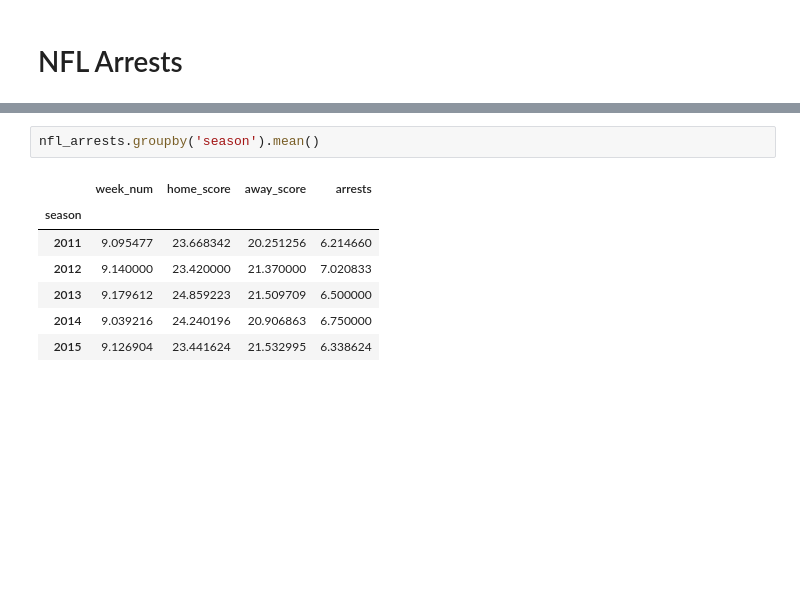
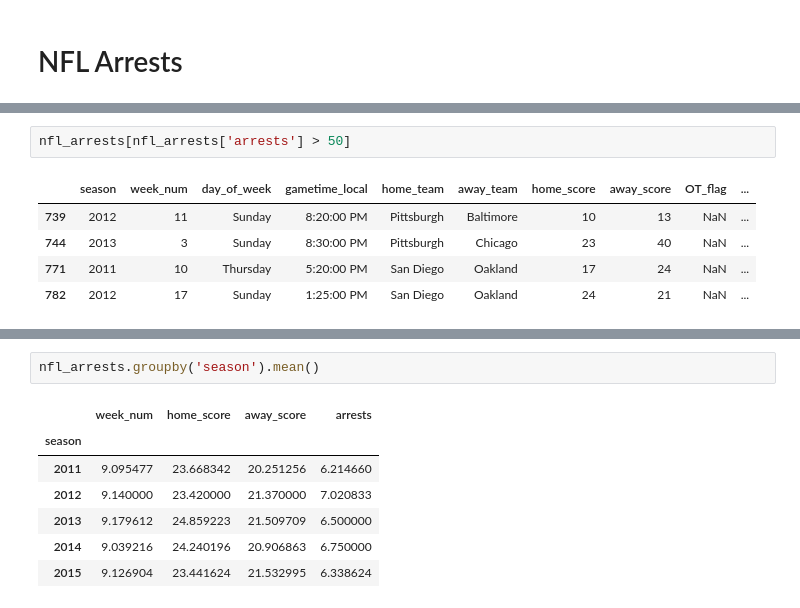
Before and after one commit to erictuscanes/Group-Project, a Jupyter notebook: NFL Arrests Notebook.ipynb, the cells around one changed output, grey strips where cells are left out. Drawn from its saved outputs; the diff is of its cells as text; blank space fills up the shorter version.

```diff
--- a/NFL Arrests Notebook.ipynb
+++ b/NFL Arrests Notebook.ipynb
@@ -24,0 +51,8 @@ NameError: name 'nfl_arrests' is not defined
+# %%
+nfl_arrests[nfl_arrests['arrests'] > 50]
+# %% [output]
+|  | season | week_num | day_of_week | gametime_local | home_team | away_team | home_score | away_score | OT_flag | ... |
+| 739 | 2012 | 11 | Sunday | 8:20:00 PM | Pittsburgh | Baltimore | 10 | 13 | NaN | ... |
+| 744 | 2013 | 3 | Sunday | 8:30:00 PM | Pittsburgh | Chicago | 23 | 40 | NaN | ... |
+| 771 | 2011 | 10 | Thursday | 5:20:00 PM | San Diego | Oakland | 17 | 24 | NaN | ... |
+| 782 | 2012 | 17 | Sunday | 1:25:00 PM | San Diego | Oakland | 24 | 21 | NaN | ... |
```
Also changed, not shown: parts of 13 cells of this notebook.
